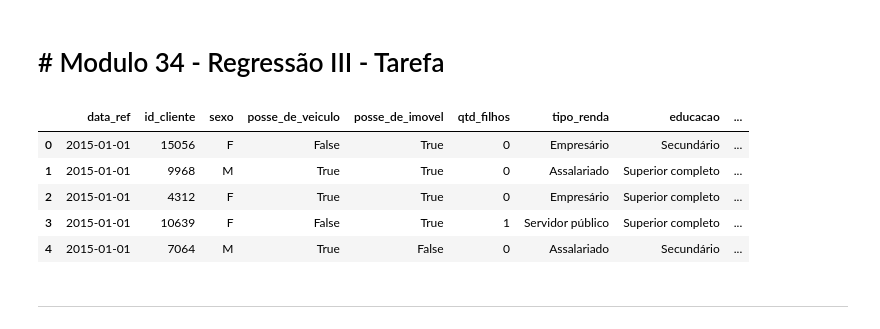
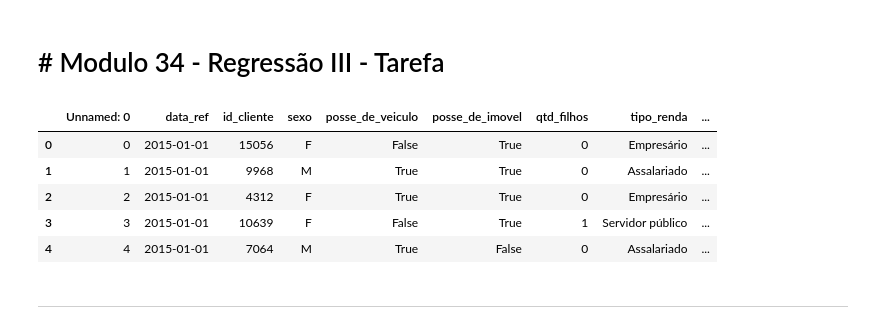
Before and after one commit to raafarosa/Ebac_Data_Scientist_Gen, a Jupyter notebook: Module 34 - Regressão III/md34-practice.ipynb, the cells around one changed output. Cells and saved outputs as stored; diff of their text form; code cells hidden in the pictures.

```diff
--- a/Module 34 - Regressão III/md34-practice.ipynb
+++ b/Module 34 - Regressão III/md34-practice.ipynb
@@ -14,15 +14,15 @@ from scipy.interpolate import interp1d
 
 %matplotlib inline
 # %%
-df = pd.read_csv('previsao_de_renda2.csv', index_col=0)
+df = pd.read_csv('https://raw.githubusercontent.com/raafarosa/Ebac_Data_Scientist_General/main/Module%2034%20-%20Regress%C3%A3o%20III/previsao_de_renda2.csv')
 df.head()
 # %% [output]
-|  | data_ref | id_cliente | sexo | posse_de_veiculo | posse_de_imovel | qtd_filhos | tipo_renda | educacao | ... |
-| 0 | 2015-01-01 | 15056 | F | False | True | 0 | Empresário | Secundário | ... |
-| 1 | 2015-01-01 | 9968 | M | True | True | 0 | Assalariado | Superior completo | ... |
-| 2 | 2015-01-01 | 4312 | F | True | True | 0 | Empresário | Superior completo | ... |
-| 3 | 2015-01-01 | 10639 | F | False | True | 1 | Servidor público | Superior completo | ... |
-| 4 | 2015-01-01 | 7064 | M | True | False | 0 | Assalariado | Secundário | ... |
+|  | Unnamed: 0 | data_ref | id_cliente | sexo | posse_de_veiculo | posse_de_imovel | qtd_filhos | tipo_renda | ... |
+| 0 | 0 | 2015-01-01 | 15056 | F | False | True | 0 | Empresário | ... |
+| 1 | 1 | 2015-01-01 | 9968 | M | True | True | 0 | Assalariado | ... |
+| 2 | 2 | 2015-01-01 | 4312 | F | True | True | 0 | Empresário | ... |
+| 3 | 3 | 2015-01-01 | 10639 | F | False | True | 1 | Servidor público | ... |
+| 4 | 4 | 2015-01-01 | 7064 | M | True | False | 0 | Assalariado | ... |
 # %% [markdown]
 ---
 # %% [markdown]
```
